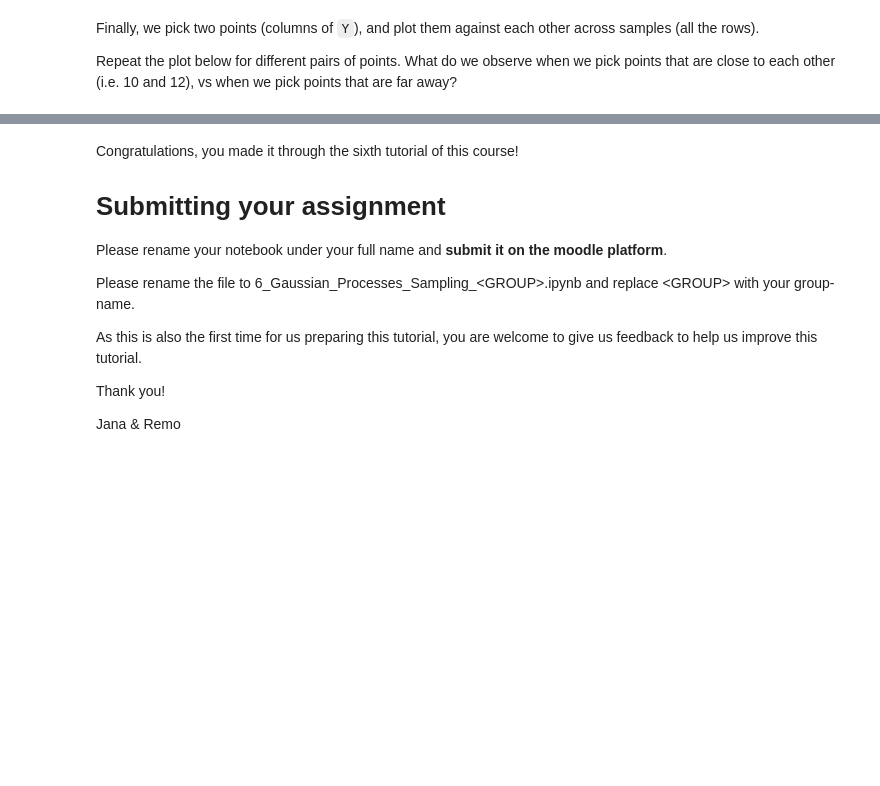
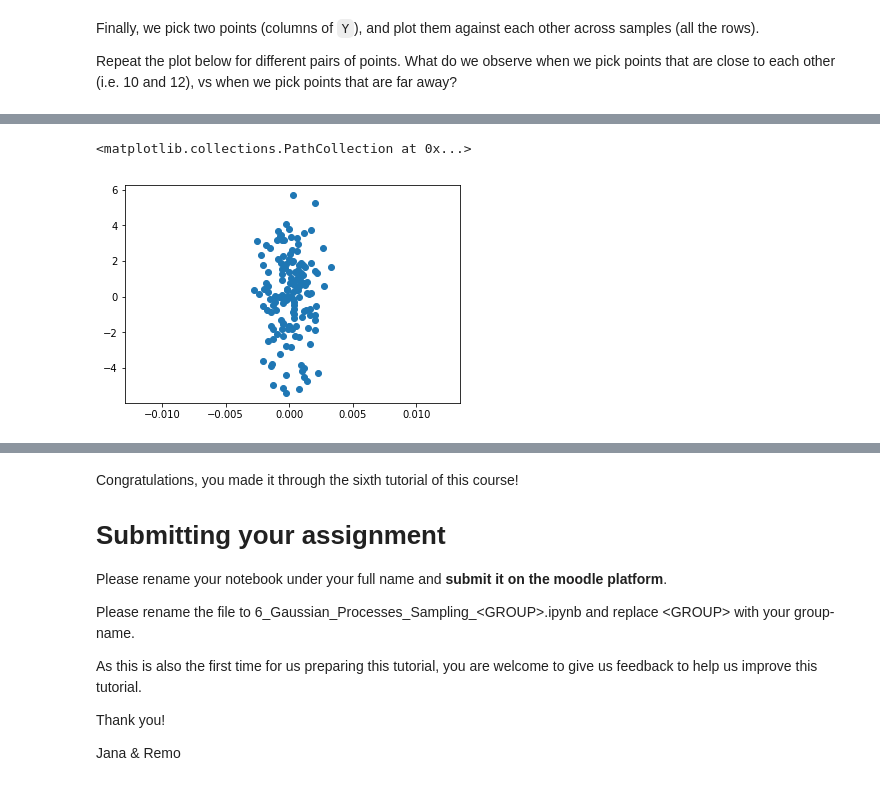
Before and after one commit to 2start/ml4pm, a Jupyter notebook: ex05/5_Gaussian_Processes_Sampling_STUDENT.ipynb, the cells around one changed output, grey strips where cells are left out. Cells and saved outputs as stored; diff of their text form; code cells hidden in the pictures; blank space fills up the shorter version.

```diff
--- a/ex05/5_Gaussian_Processes_Sampling_STUDENT.ipynb
+++ b/ex05/5_Gaussian_Processes_Sampling_STUDENT.ipynb
@@ -136,0 +178,5 @@ plt.scatter(Y[:,1], Y[:,10])
+# %%
+plt.scatter(Y[:,-1], Y[:,1])
+# %% [output]
+<matplotlib.collections.PathCollection at 0x...>
+[figure, added]
```
Also changed, not shown: parts of 17 cells of this notebook.
